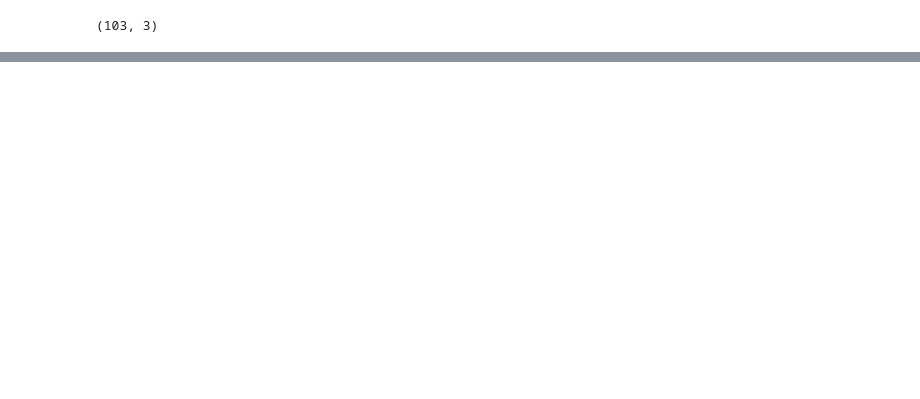
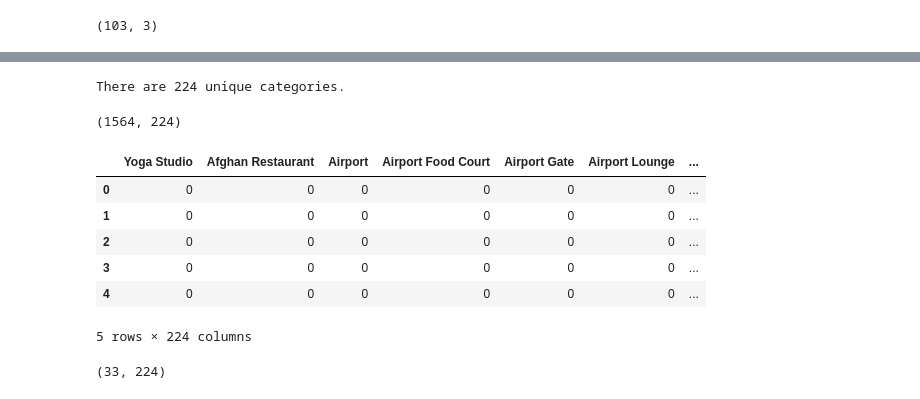
Before and after one commit to IainDrew/ADSCapstone-wk-3-, a Jupyter notebook: ADS Capstone Project Segment and Cluster.ipynb, the cells around one changed output, grey strips where cells are left out. Cells and saved outputs as stored; diff of their text form; code cells hidden in the pictures; blank space fills up the shorter version.

Commit message:
Published from Watson Studio.

```diff
--- a/ADS Capstone Project Segment and Cluster.ipynb
+++ b/ADS Capstone Project Segment and Cluster.ipynb
@@ -84,0 +281,5 @@ df.shape
+# %%
+#Send the GET request and examine results
+
+results = requests.get(url).json()
+results
@@ -84,0 +448,37 @@ df.shape
+# %%
+#find out how many unique categories can be curated from all the returned venues
+
+print('There are {} unique categories.' .format(len(toronto_venues['Venue Category'].unique())))
+# %% [output]
+There are 224 unique categories.
+# %%
+#Analysis of each neighborhood
+
+# one hot encoding
+toronto_onehot = pd.get_dummies(toronto_venues[['Venue Category']], prefix="", prefix_sep="")
+
+# add neighborhood column back to dataframe
+toronto_onehot['Neighborhood'] = toronto_venues['Neighborhood']
+
+# move neighborhood column to the first column
+fixed_columns = [toronto_onehot.columns[-1]] + list(toronto_onehot.columns[:-1])
+toronto_onehot = toronto_onehot[fixed_columns]
+
+print(toronto_onehot.shape)
+toronto_onehot.head()
+# %% [output]
+(1564, 224)
+|  | Yoga Studio | Afghan Restaurant | Airport | Airport Food Court | Airport Gate | Airport Lounge | ... |
+| 0 | 0 | 0 | 0 | 0 | 0 | 0 | ... |
+| 1 | 0 | 0 | 0 | 0 | 0 | 0 | ... |
+| 2 | 0 | 0 | 0 | 0 | 0 | 0 | ... |
+| 3 | 0 | 0 | 0 | 0 | 0 | 0 | ... |
+| 4 | 0 | 0 | 0 | 0 | 0 | 0 | ... |
+5 rows × 224 columns
+# %%
+#Group rows by neighborhood by taking the mean and frequency of occurence of each category
+
+toronto_grouped =toronto_onehot.groupby('Neighborhood').mean().reset_index()
+toronto_grouped.shape
+# %% [output]
+(33, 224)
```
Also changed, not shown: parts of 40 cells of this notebook.
